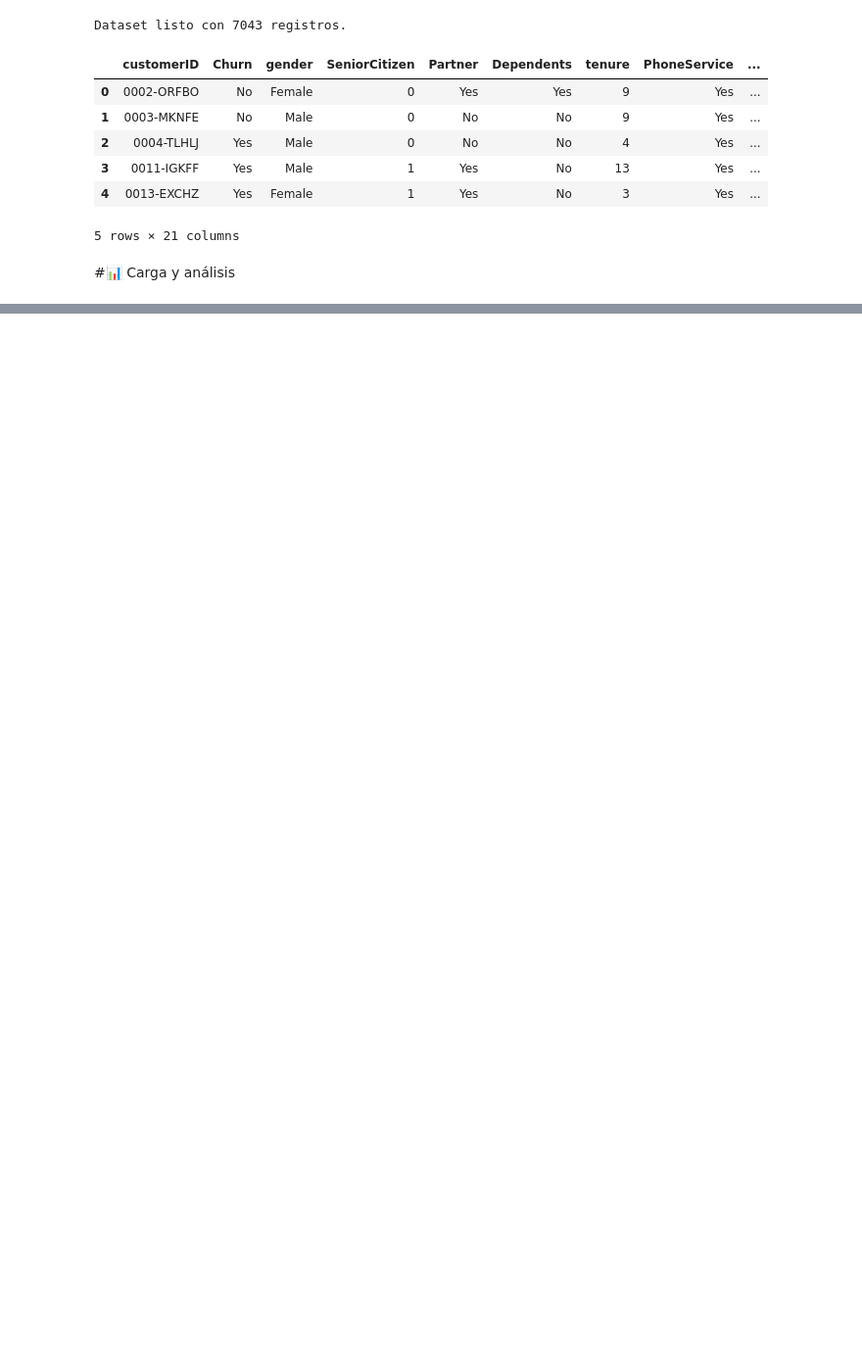
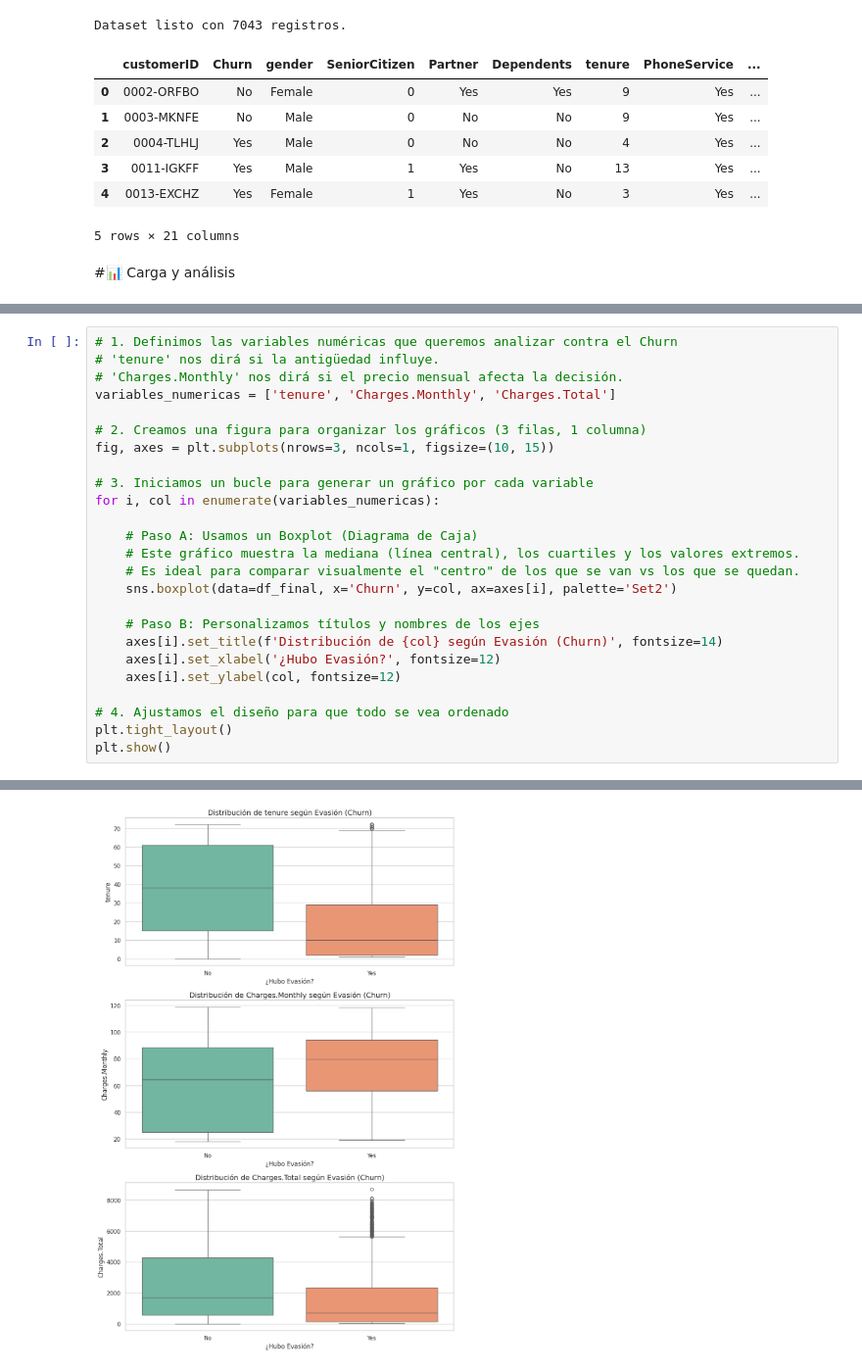
Before and after one commit to Charlez42/ejercicio-telecomx, a Jupyter notebook: TelecomX_LATAM_FUENTES.ipynb, the cells around one changed output, grey strips where cells are left out. Shown at 98% size. Cells and saved outputs as stored; diff of their text form; blank space fills up the shorter version.

```diff
--- a/TelecomX_LATAM_FUENTES.ipynb
+++ b/TelecomX_LATAM_FUENTES.ipynb
@@ -70,0 +178,26 @@ Dataset listo con 7043 registros.
+# %%
+# 1. Definimos las variables numéricas que queremos analizar contra el Churn
+# 'tenure' nos dirá si la antigüedad influye.
+# 'Charges.Monthly' nos dirá si el precio mensual afecta la decisión.
+variables_numericas = ['tenure', 'Charges.Monthly', 'Charges.Total']
+
+# 2. Creamos una figura para organizar los gráficos (3 filas, 1 columna)
+fig, axes = plt.subplots(nrows=3, ncols=1, figsize=(10, 15))
+
+# 3. Iniciamos un bucle para generar un gráfico por cada variable
+for i, col in enumerate(variables_numericas):
+
+    # Paso A: Usamos un Boxplot (Diagrama de Caja)
+    # Este gráfico muestra la mediana (línea central), los cuartiles y los valores extremos.
+    # Es ideal para comparar visualmente el "centro" de los que se van vs los que se quedan.
+    sns.boxplot(data=df_final, x='Churn', y=col, ax=axes[i], palette='Set2')
+
+    # Paso B: Personalizamos títulos y nombres de los ejes
+    axes[i].set_title(f'Distribución de {col} según Evasión (Churn)', fontsize=14)
+    axes[i].set_xlabel('¿Hubo Evasión?', fontsize=12)
+    axes[i].set_ylabel(col, fontsize=12)
+
+# 4. Ajustamos el diseño para que todo se vea ordenado
+plt.tight_layout()
+plt.show()
+# %% [output]
@@ -70,0 +215 @@ Dataset listo con 7043 registros.
+[figure, added]
```
Also changed, not shown: parts of 8 cells of this notebook.
